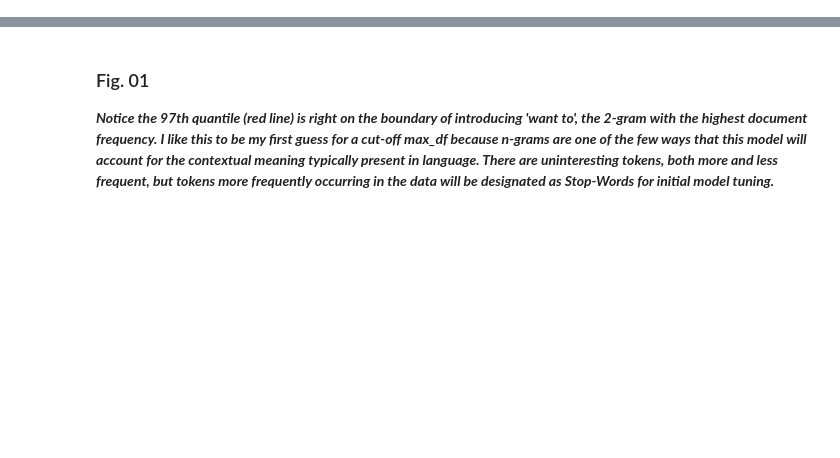
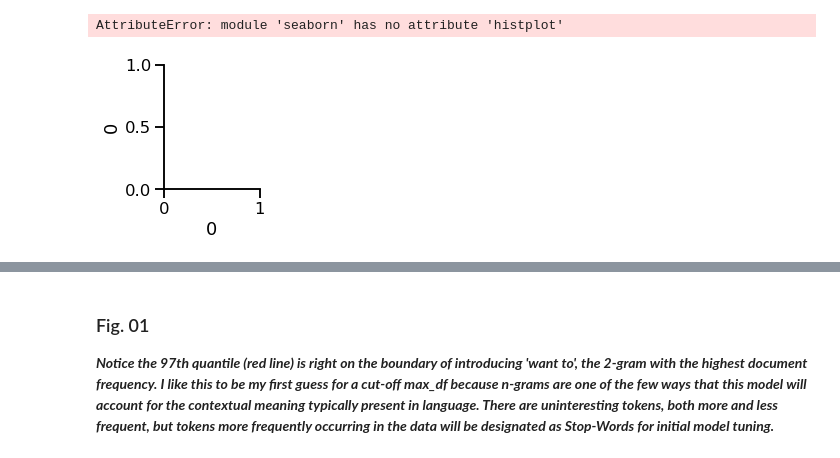
Before and after one commit to aascode/Discerning-Suicidal-Ideation-From-the-Language-of-Depression, a Jupyter notebook: code/03_Notebook_Model_Benchmarks.ipynb, the cells around one changed output, grey strips where cells are left out. Cells and saved outputs as stored; diff of their text form; code cells hidden in the pictures; blank space fills up the shorter version.

```diff
--- a/code/03_Notebook_Model_Benchmarks.ipynb
+++ b/code/03_Notebook_Model_Benchmarks.ipynb
@@ -213,0 +263,9 @@ plt.axvline(x=X_train_tvec_df.sum().sort_values().quantile(q=0.98),c='r');
+# %%
+import seaborn as sns
+g = sns.PairGrid(difference_df)
+g.map_upper(sns.distplot)
+g.map_lower(sns.kdeplot, fill=True)
+g.map_diag(sns.histplot, kde=True)
+# %% [output]
+AttributeError: module 'seaborn' has no attribute 'histplot'
+[figure, added]
```
Also changed, not shown: parts of 60 cells of this notebook, 2 other files.
